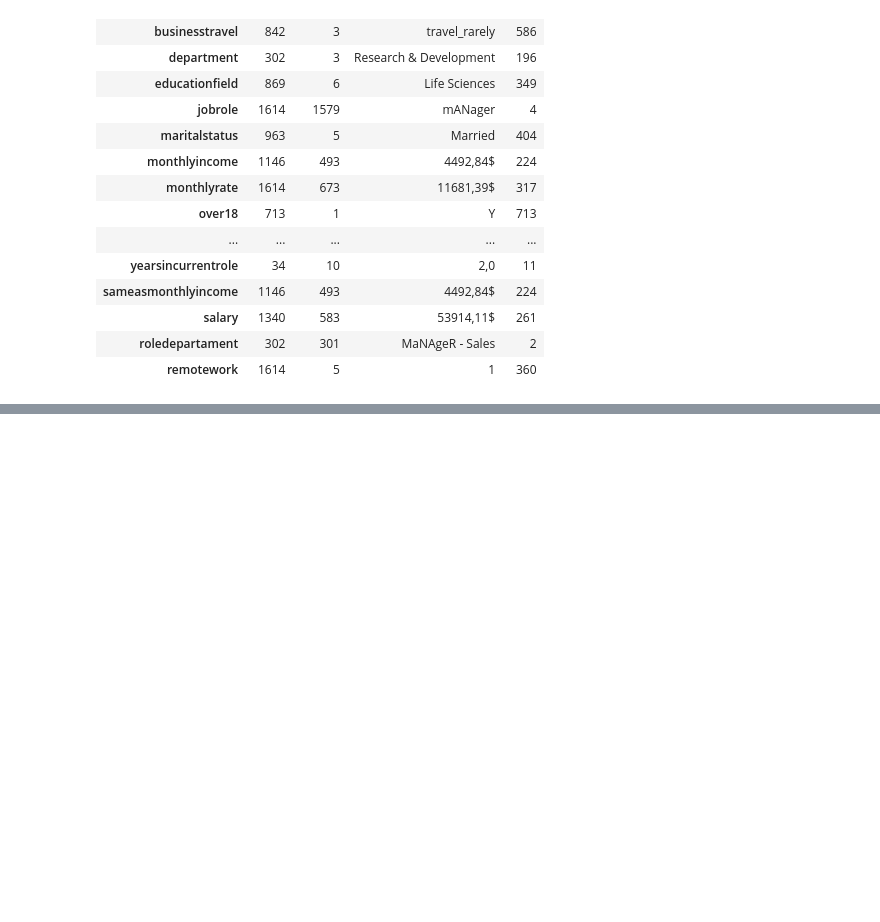
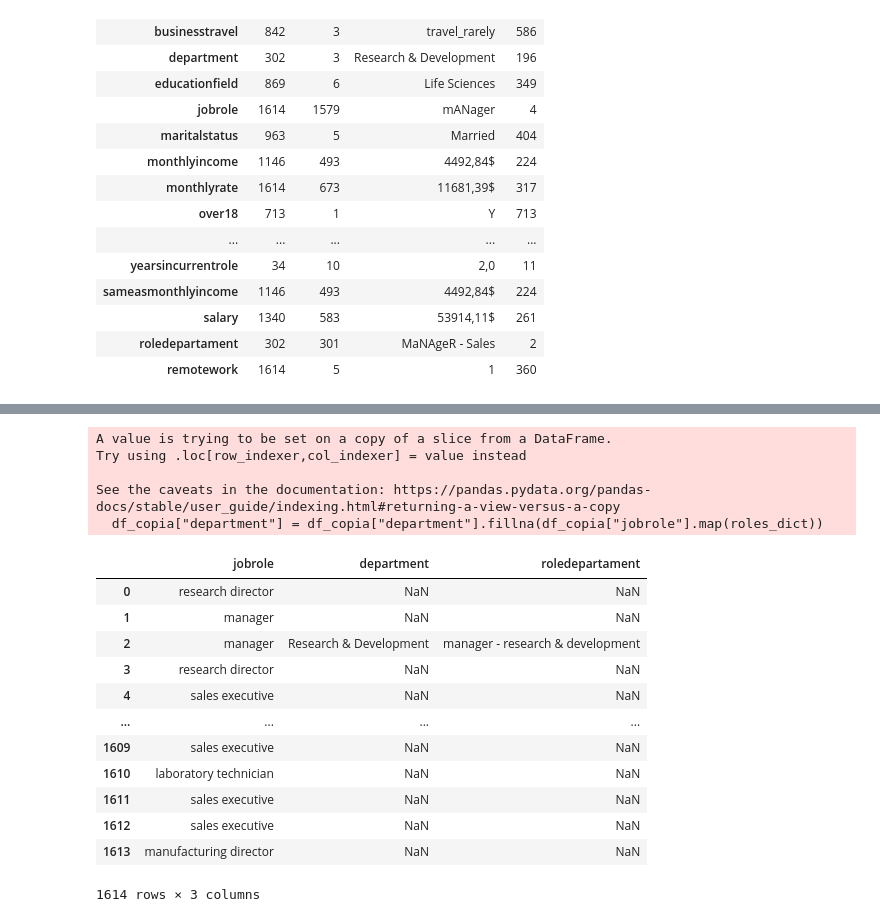
Before and after one commit to AnaROGA/project-da-promo-54-modulo-3-team-1, a Jupyter notebook: notebooks/Fase_1_EDA/EDA.ipynb, the cells around one changed output, grey strips where cells are left out. Saved outputs shown, nothing was run; the diff lists cells and outputs as text; code cells hidden in the pictures; blank space fills up the shorter version.

```diff
--- a/notebooks/Fase_1_EDA/EDA.ipynb
+++ b/notebooks/Fase_1_EDA/EDA.ipynb
@@ -243,0 +392,24 @@ Las categorías que tenemos para la columna jobrole son:
+# %%
+df_copia["department"] = df_copia["department"].fillna(df_copia["jobrole"].map(roles_dict))
+# %% [output]
+A value is trying to be set on a copy of a slice from a DataFrame.
+Try using .loc[row_indexer,col_indexer] = value instead
+
+See the caveats in the documentation: https://pandas.pydata.org/pandas-docs/stable/user_guide/indexing.html#returning-a-view-versus-a-copy
+  df_copia["department"] = df_copia["department"].fillna(df_copia["jobrole"].map(roles_dict))
+# %%
+df_copia
+# %% [output]
+|  | jobrole | department | roledepartament |
+| 0 | research director | NaN | NaN |
+| 1 | manager | NaN | NaN |
+| 2 | manager | Research & Development | manager - research & development |
+| 3 | research director | NaN | NaN |
+| 4 | sales executive | NaN | NaN |
+| ... | ... | ... | ... |
+| 1609 | sales executive | NaN | NaN |
+| 1610 | laboratory technician | NaN | NaN |
+| 1611 | sales executive | NaN | NaN |
+| 1612 | sales executive | NaN | NaN |
+| 1613 | manufacturing director | NaN | NaN |
+1614 rows × 3 columns
```
Also changed, not shown: parts of 13 cells of this notebook, 1 other file.
